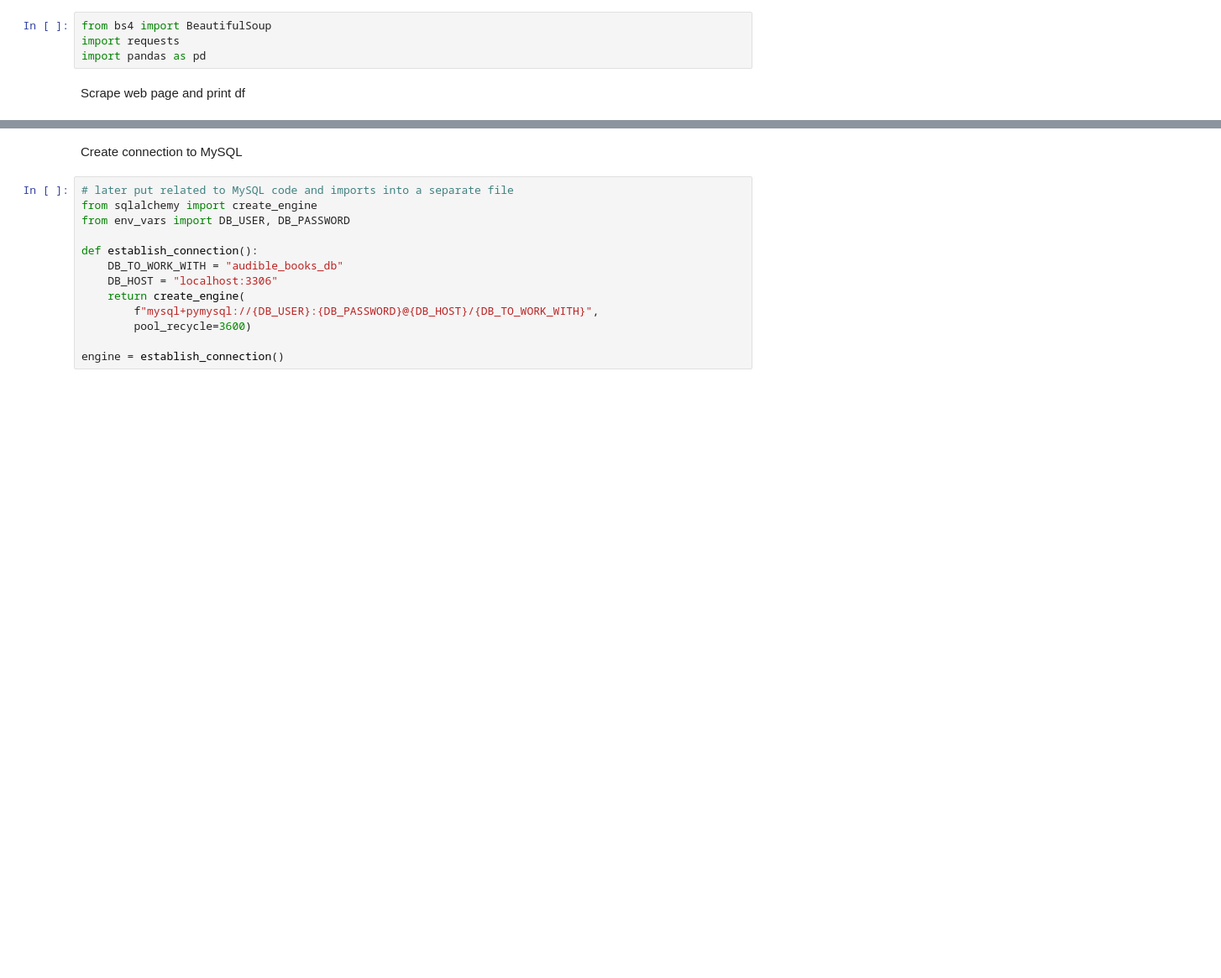
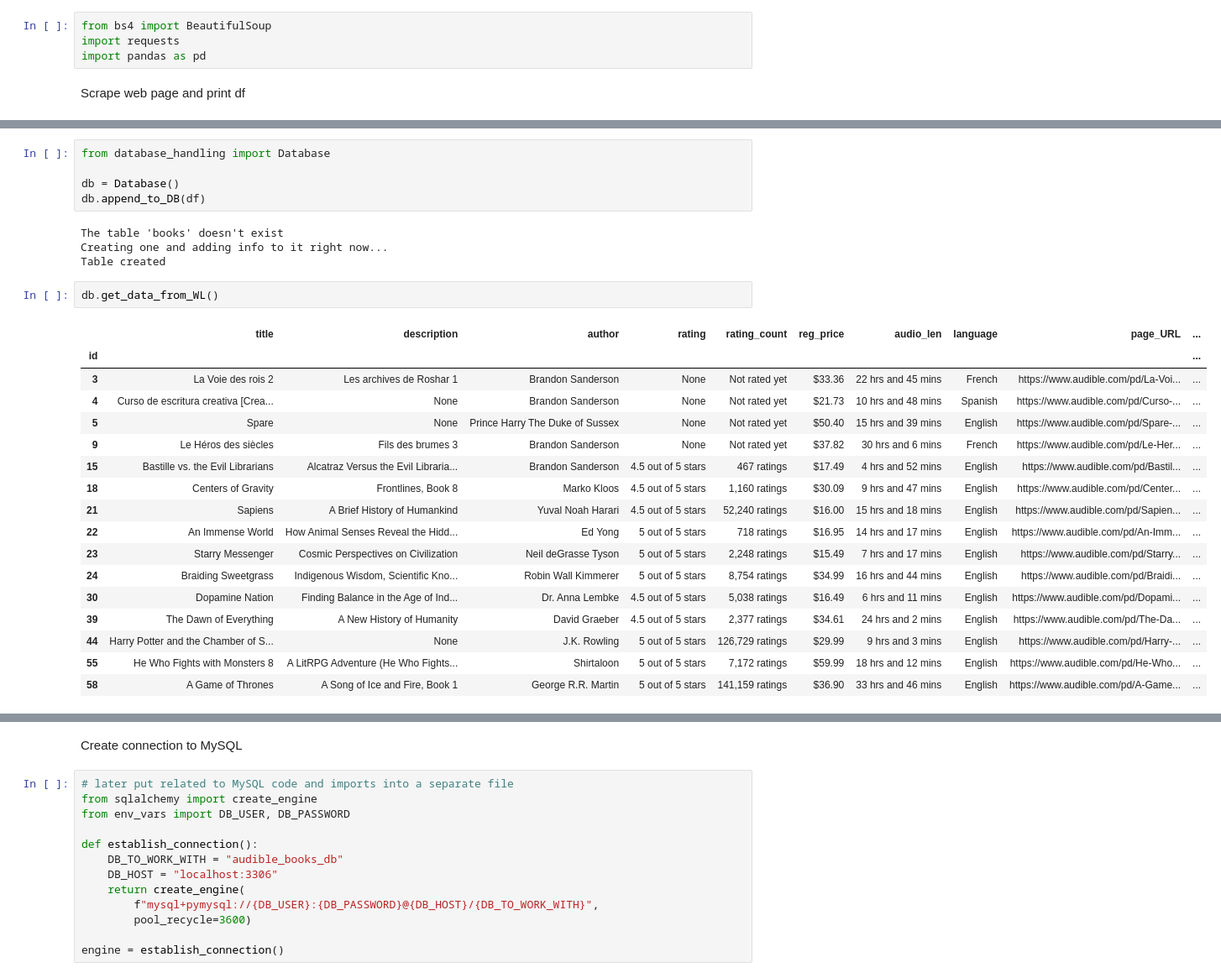
Before and after one commit to Igor-Sikorsky-IST-Hub/SDT_2022, a Jupyter notebook: IA-01/Antoniuk_Stepan/src/scraper.ipynb, the cells around one changed output, grey strips where cells are left out. Shown: that part at 84% size. Saved outputs shown, nothing was run; the diff lists cells and outputs as text; blank space fills up the shorter version.

```diff
--- a/IA-01/Antoniuk_Stepan/src/scraper.ipynb
+++ b/IA-01/Antoniuk_Stepan/src/scraper.ipynb
@@ -29,3 +54,32 @@ df.head()
+# %%
+from database_handling import Database
+
+db = Database()
+db.append_to_DB(df)
+# %% [output]
+The table 'books' doesn't exist
+Creating one and adding info to it right now...
+Table created
+# %%
+db.get_data_from_WL()
+# %% [output]
+|  | title | description | author | rating | rating_count | reg_price | audio_len | language | page_URL | ... |
+| id |  |  |  |  |  |  |  |  |  | ... |
+| 3 | La Voie des rois 2 | Les archives de Roshar 1 | Brandon Sanderson | None | Not rated yet | $33.36 | 22 hrs and 45 mins | French | https://www.audible.com/pd/La-Voi... | ... |
+| 4 | Curso de escritura creativa [Crea... | None | Brandon Sanderson | None | Not rated yet | $21.73 | 10 hrs and 48 mins | Spanish | https://www.audible.com/pd/Curso-... | ... |
+| 5 | Spare | None | Prince Harry The Duke of Sussex | None | Not rated yet | $50.40 | 15 hrs and 39 mins | English | https://www.audible.com/pd/Spare-... | ... |
+| 9 | Le Héros des siècles | Fils des brumes 3 | Brandon Sanderson | None | Not rated yet | $37.82 | 30 hrs and 6 mins | French | https://www.audible.com/pd/Le-Her... | ... |
+| 15 | Bastille vs. the Evil Librarians | Alcatraz Versus the Evil Libraria... | Brandon Sanderson | 4.5 out of 5 stars | 467 ratings | $17.49 | 4 hrs and 52 mins | English | https://www.audible.com/pd/Bastil... | ... |
+| 18 | Centers of Gravity | Frontlines, Book 8 | Marko Kloos | 4.5 out of 5 stars | 1,160 ratings | $30.09 | 9 hrs and 47 mins | English | https://www.audible.com/pd/Center... | ... |
+| 21 | Sapiens | A Brief History of Humankind | Yuval Noah Harari | 4.5 out of 5 stars | 52,240 ratings | $16.00 | 15 hrs and 18 mins | English | https://www.audible.com/pd/Sapien... | ... |
+| 22 | An Immense World | How Animal Senses Reveal the Hidd... | Ed Yong | 5 out of 5 stars | 718 ratings | $16.95 | 14 hrs and 17 mins | English | https://www.audible.com/pd/An-Imm... | ... |
+| 23 | Starry Messenger | Cosmic Perspectives on Civilization | Neil deGrasse Tyson | 5 out of 5 stars | 2,248 ratings | $15.49 | 7 hrs and 17 mins | English | https://www.audible.com/pd/Starry... | ... |
+| 24 | Braiding Sweetgrass | Indigenous Wisdom, Scientific Kno... | Robin Wall Kimmerer | 5 out of 5 stars | 8,754 ratings | $34.99 | 16 hrs and 44 mins | English | https://www.audible.com/pd/Braidi... | ... |
+| 30 | Dopamine Nation | Finding Balance in the Age of Ind... | Dr. Anna Lembke | 4.5 out of 5 stars | 5,038 ratings | $16.49 | 6 hrs and 11 mins | English | https://www.audible.com/pd/Dopami... | ... |
+| 39 | The Dawn of Everything | A New History of Humanity | David Graeber | 4.5 out of 5 stars | 2,377 ratings | $34.61 | 24 hrs and 2 mins | English | https://www.audible.com/pd/The-Da... | ... |
+| 44 | Harry Potter and the Chamber of S... | None | J.K. Rowling | 5 out of 5 stars | 126,729 ratings | $29.99 | 9 hrs and 3 mins | English | https://www.audible.com/pd/Harry-... | ... |
+| 55 | He Who Fights with Monsters 8 | A LitRPG Adventure (He Who Fights... | Shirtaloon | 5 out of 5 stars | 7,172 ratings | $59.99 | 18 hrs and 12 mins | English | https://www.audible.com/pd/He-Who... | ... |
+| 58 | A Game of Thrones | A Song of Ice and Fire, Book 1 | George R.R. Martin | 5 out of 5 stars | 141,159 ratings | $36.90 | 33 hrs and 46 mins | English | https://www.audible.com/pd/A-Game... | ... |
 # %%
 df
 # %% [output]
```
Also changed, not shown: parts of 12 cells of this notebook, 7 other files.
